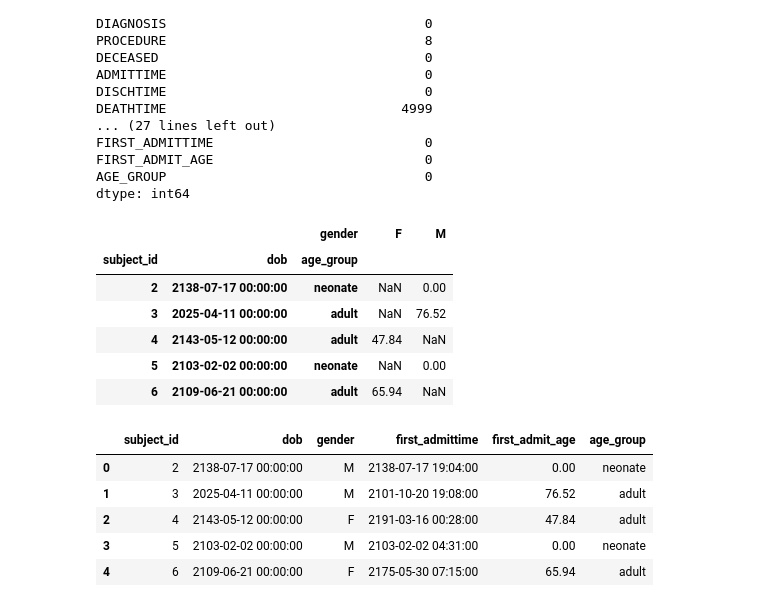
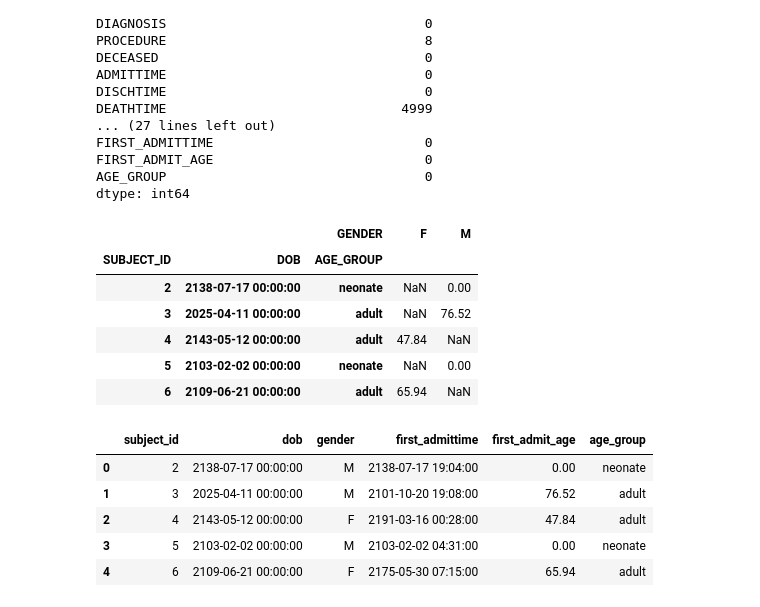
Before and after one commit to apimplaskar/csm185-project, a Jupyter notebook: DataCreation.ipynb, the cells around one changed output. Saved outputs shown, nothing was run; the diff lists cells and outputs as text; code cells hidden in the pictures.

```diff
--- a/DataCreation.ipynb
+++ b/DataCreation.ipynb
@@ -224,14 +224,14 @@ FIRST_ADMIT_AGE                           0
 AGE_GROUP                                 0
 dtype: int64
 # %%
-pdt = patientdata.set_index(["subject_id", "dob", "age_group", "gender"])["first_admit_age"].unstack()
+pdt = patientdata.set_index(["SUBJECT_ID", "DOB", "AGE_GROUP", "GENDER"])["FIRST_ADMIT_AGE"].unstack()
 pdt.head()
 
 # unmelting ITEMID column
 # omit arterial pressure, WBC count,
 # %% [output]
-|  |  | gender | F | M |
-| subject_id | dob | age_group |  |  |
+|  |  | GENDER | F | M |
+| SUBJECT_ID | DOB | AGE_GROUP |  |  |
 | 2 | 2138-07-17 00:00:00 | neonate | NaN | 0.00 |
 | 3 | 2025-04-11 00:00:00 | adult | NaN | 76.52 |
 | 4 | 2143-05-12 00:00:00 | adult | 47.84 | NaN |
```
Also changed, not shown: parts of 14 cells of this notebook.
